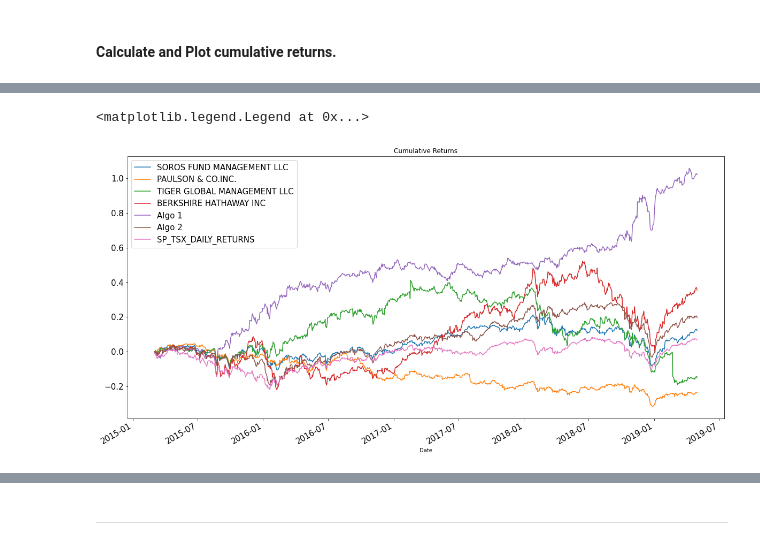
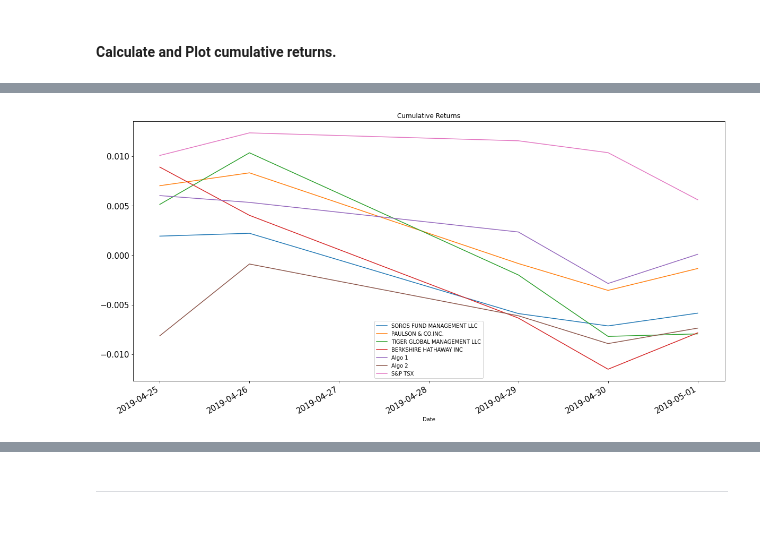
Before and after one commit to malrepos/Assignment---Module-04, a Jupyter notebook: whale_analysis.ipynb, the cells around one changed output, grey strips where cells are left out. Cells and saved outputs as stored; diff of their text form; code cells hidden in the pictures.

```diff
--- a/whale_analysis.ipynb
+++ b/whale_analysis.ipynb
@@ -278,7 +311,6 @@ cumulative_returns.head()
 # %%
-# Plot cumulative returns
-cumu_plot = cumulative_returns.plot(figsize=(20,10), fontsize=15, title="Cumulative Returns")
-cumu_plot.legend(fontsize=15)
+#I can plot the last 10 values of cumulative returns to better see results
+
+cumu_plot = cumulative_returns.head().plot( figsize=(20,10), fontsize=15, title="Cumulative Returns")
 # %% [output]
-<matplotlib.legend.Legend at 0x...>
-[figure, old version]
+[figure, new version]
```
Also changed, not shown: parts of 44 cells of this notebook.
